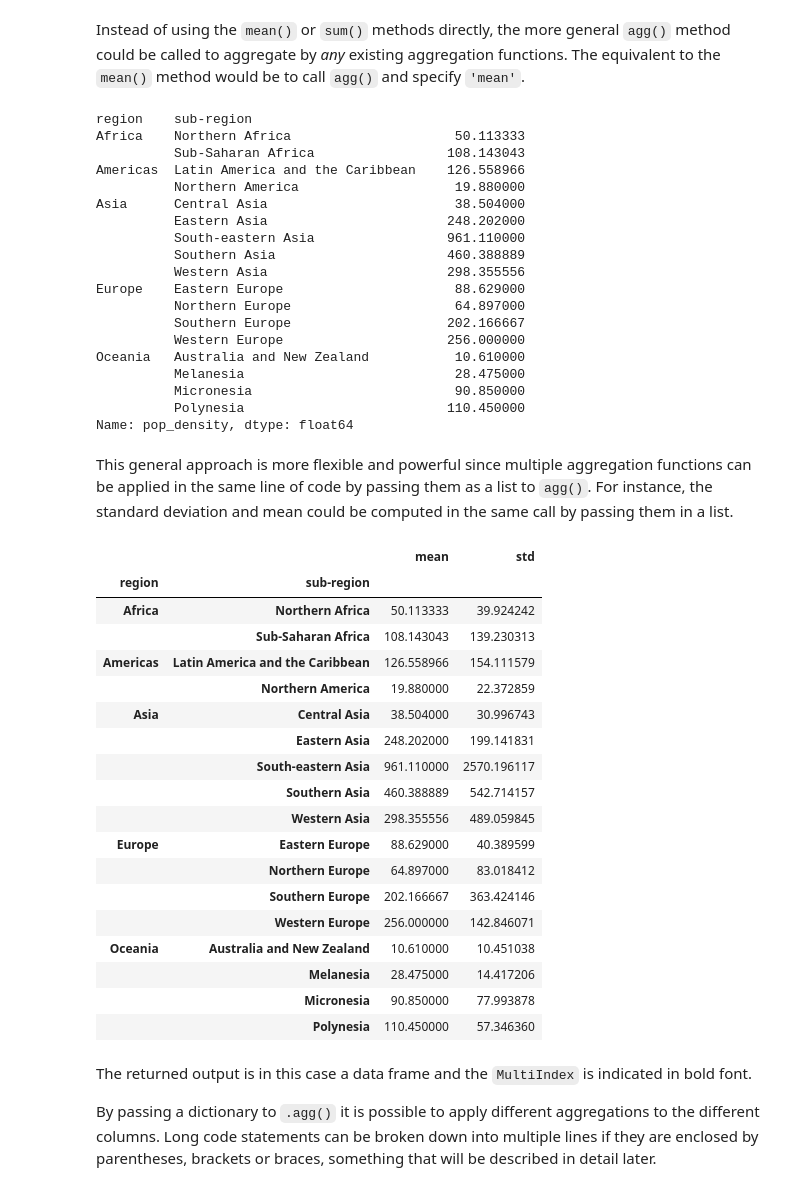
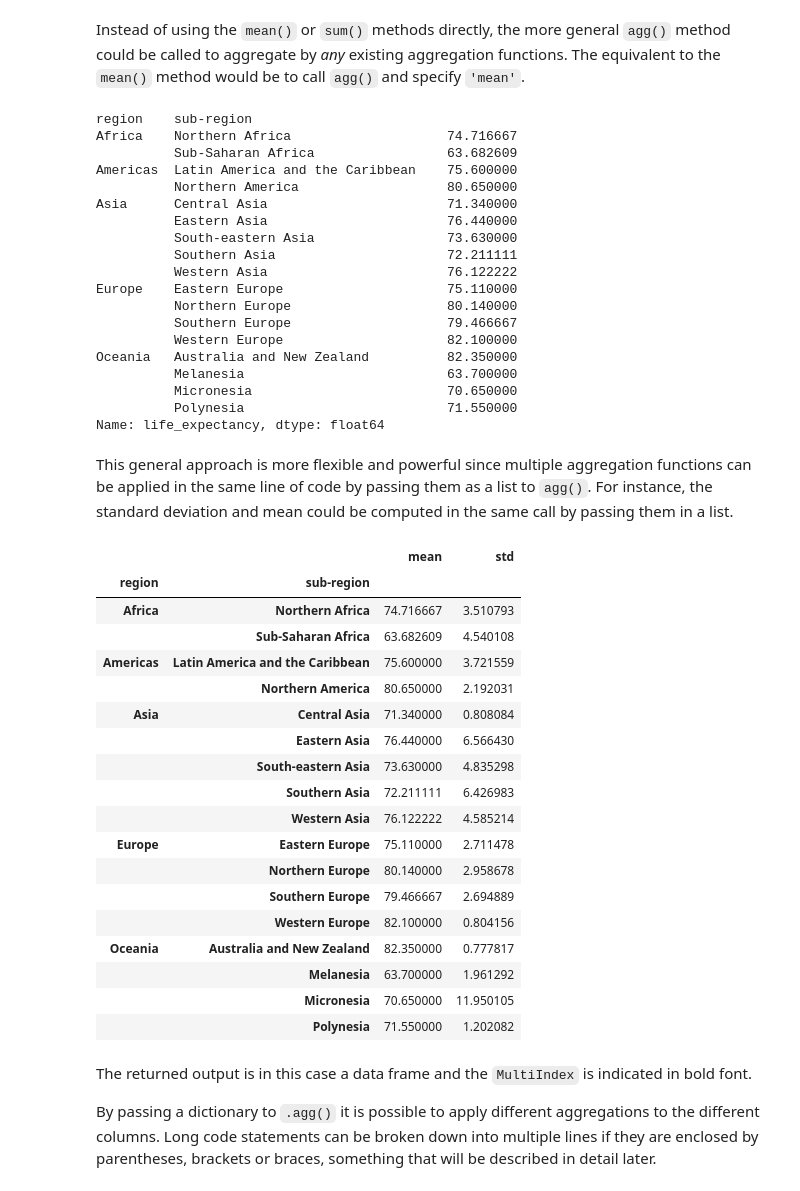
Before and after one commit to UofTCoders/2018-09-10-utoronto, a Jupyter notebook: code/2-dataframes-gapminder.ipynb, the cells around one changed output. Drawn from its saved outputs; the diff is of its cells as text; code cells hidden in the pictures.

```diff
--- a/code/2-dataframes-gapminder.ipynb
+++ b/code/2-dataframes-gapminder.ipynb
@@ -1143,51 +1143,51 @@ Name: pop_density, dtype: float64
 # %% [markdown]
 Instead of using the `mean()` or `sum()` methods directly, the more general `agg()` method could be called to aggregate by *any* existing aggregation functions. The equivalent to the `mean()` method would be to call `agg()` and specify `'mean'`.
 # %%
-grouped_world_data['pop_density'].agg('mean')
+grouped_world_data['life_expectancy'].agg('mean')
 # %% [output]
 region    sub-region
-Africa    Northern Africa                     50.113333
-          Sub-Saharan Africa                 108.143043
-Americas  Latin America and the Caribbean    126.558966
-          Northern America                    19.880000
-Asia      Central Asia                        38.504000
-          Eastern Asia                       248.202000
-          South-eastern Asia                 961.110000
-          Southern Asia                      460.388889
-          Western Asia                       298.355556
-Europe    Eastern Europe                      88.629000
-          Northern Europe                     64.897000
-          Southern Europe                    202.166667
-          Western Europe                     256.000000
-Oceania   Australia and New Zealand           10.610000
-          Melanesia                           28.475000
-          Micronesia                          90.850000
-          Polynesia                          110.450000
-Name: pop_density, dtype: float64
+Africa    Northern Africa                    74.716667
+          Sub-Saharan Africa                 63.682609
+Americas  Latin America and the Caribbean    75.600000
+          Northern America                   80.650000
+Asia      Central Asia                       71.340000
+          Eastern Asia                       76.440000
+          South-eastern Asia                 73.630000
+          Southern Asia                      72.211111
+          Western Asia                       76.122222
+Europe    Eastern Europe                     75.110000
+          Northern Europe                    80.140000
+          Southern Europe                    79.466667
+          Western Europe                     82.100000
+Oceania   Australia and New Zealand          82.350000
+          Melanesia                          63.700000
+          Micronesia                         70.650000
+          Polynesia                          71.550000
+Name: life_expectancy, dtype: float64
 # %% [markdown]
 This general approach is more flexible and powerful since multiple aggregation functions can be applied in the same line of code by passing them as a list to `agg()`. For instance, the standard deviation and mean could be computed in the same call by passing them in a list.
 # %%
-grouped_world_data['pop_density'].agg(['mean', 'std'])
+grouped_world_data['life_expectancy'].agg(['mean', 'std'])
 # %% [output]
 |  |  | mean | std |
 | region | sub-region |  |  |
-| Africa | Northern Africa | 50.113333 | 39.924242 |
-|  | Sub-Saharan Africa | 108.143043 | 139.230313 |
-| Americas | Latin America and the Caribbean | 126.558966 | 154.111579 |
-|  | Northern America | 19.880000 | 22.372859 |
-| Asia | Central Asia | 38.504000 | 30.996743 |
-|  | Eastern Asia | 248.202000 | 199.141831 |
-|  | South-eastern Asia | 961.110000 | 2570.196117 |
-|  | Southern Asia | 460.388889 | 542.714157 |
-|  | Western Asia | 298.355556 | 489.059845 |
-| Europe | Eastern Europe | 88.629000 | 40.389599 |
-|  | Northern Europe | 64.897000 | 83.018412 |
-|  | Southern Europe | 202.166667 | 363.424146 |
-|  | Western Europe | 256.000000 | 142.846071 |
-| Oceania | Australia and New Zealand | 10.610000 | 10.451038 |
-|  | Melanesia | 28.475000 | 14.417206 |
-|  | Micronesia | 90.850000 | 77.993878 |
-|  | Polynesia | 110.450000 | 57.346360 |
+| Africa | Northern Africa | 74.716667 | 3.510793 |
+|  | Sub-Saharan Africa | 63.682609 | 4.540108 |
+| Americas | Latin America and the Caribbean | 75.600000 | 3.721559 |
+|  | Northern America | 80.650000 | 2.192031 |
+| Asia | Central Asia | 71.340000 | 0.808084 |
+|  | Eastern Asia | 76.440000 | 6.566430 |
+|  | South-eastern Asia | 73.630000 | 4.835298 |
+|  | Southern Asia | 72.211111 | 6.426983 |
+|  | Western Asia | 76.122222 | 4.585214 |
+| Europe | Eastern Europe | 75.110000 | 2.711478 |
+|  | Northern Europe | 80.140000 | 2.958678 |
+|  | Southern Europe | 79.466667 | 2.694889 |
+|  | Western Europe | 82.100000 | 0.804156 |
+| Oceania | Australia and New Zealand | 82.350000 | 0.777817 |
+|  | Melanesia | 63.700000 | 1.961292 |
+|  | Micronesia | 70.650000 | 11.950105 |
+|  | Polynesia | 71.550000 | 1.202082 |
 # %% [markdown]
 The returned output is in this case a data frame and the `MultiIndex` is indicated in bold font.
 
```
Also changed, not shown: parts of 7 cells of this notebook.
